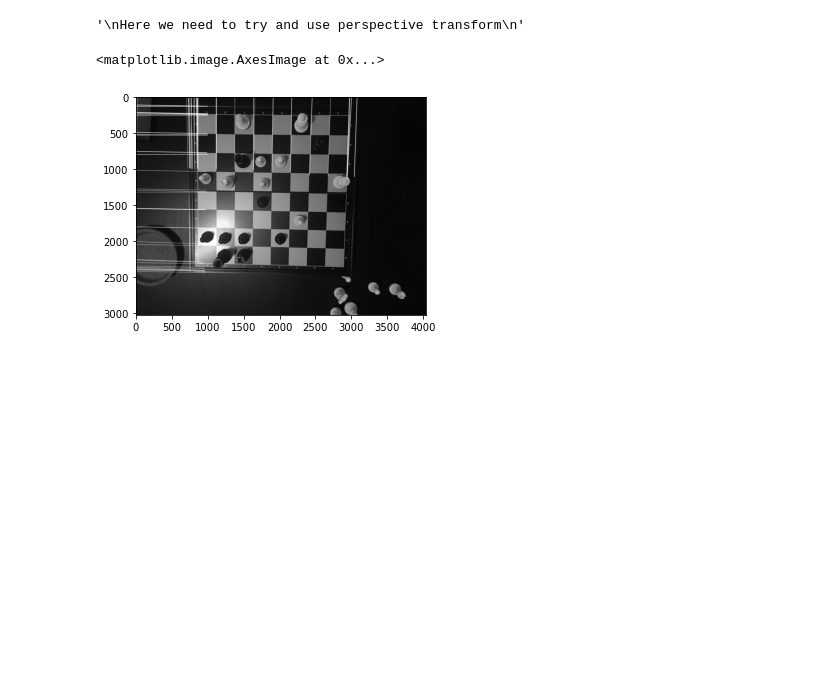
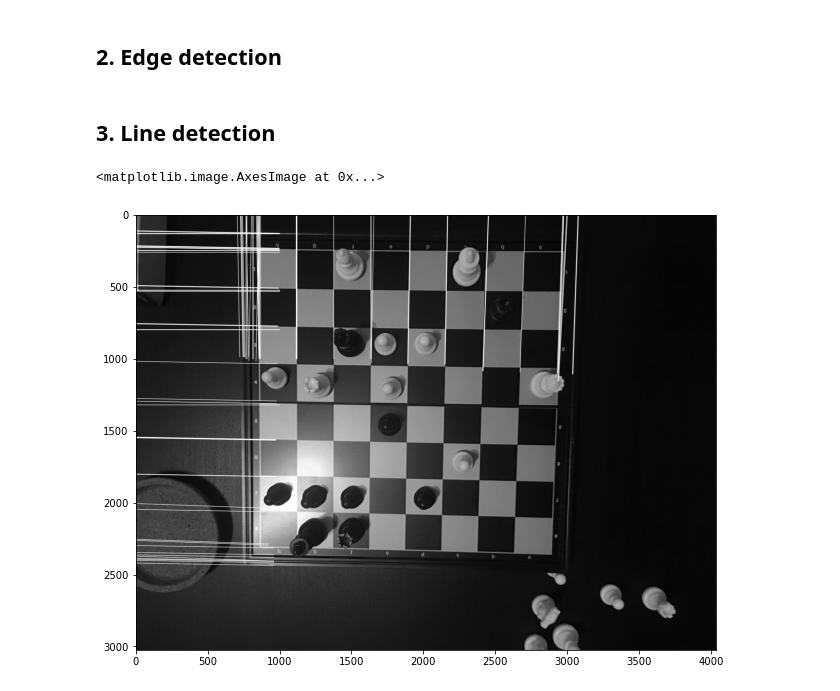
Before and after one commit to ucfai/knightros-gambit, a Jupyter notebook: computer-vision/notebooks/board-detection.ipynb, the cells around one changed output. Drawn from its saved outputs; the diff is of its cells as text; code cells hidden in the pictures; blank space fills up the shorter version.

```diff
--- a/computer-vision/notebooks/board-detection.ipynb
+++ b/computer-vision/notebooks/board-detection.ipynb
@@ -3,6 +3,8 @@ from PIL import Image # get the image
 import cv2 as cv
 import numpy as np
 import matplotlib.pyplot as plt
+
+plt.rcParams['figure.figsize'] = [12, 8]
 # %%
 """
 Parameters used for OpenCv functions
@@ -17,3 +21,12 @@ canny_aperature = 3 # this is the size of the sobel kernel, review sobel kernels
 # %%
 img_path = "../data/nashirBoard.JPG" # testing with Nashirs board
-img = np.array(Image.open(img_path)) # need to convert image into a numpy array
+orig_img = np.array(Image.open(img_path)) # need to convert image into a numpy array
+
+scale_percent = 20 # percent of original size
+width = int(orig_img.shape[1] * scale_percent / 100)
+height = int(orig_img.shape[0] * scale_percent / 100)
+dim = (width, height)
+
+# resize image
+img = cv.resize(orig_img, dim, interpolation = cv.INTER_AREA)
+print(img.shape)
@@ -20 +40,3 @@ img = np.array(Image.open(img_path)) # need to convert image into a numpy array
+# %% [markdown]
+## 2. Edge detection
 # %%
@@ -22,7 +44 @@ gray_img = cv.cvtColor(img,cv.COLOR_BGR2GRAY) # convert go gray scale, easier to
 blur_img  = cv.GaussianBlur(gray_img,(gaussian_w,gaussian_h),sigmaX) # blurring is important for removing noise
-# %%
-"""
-Here we need to try and use perspective transform
-"""
-# %% [output]
-'\nHere we need to try and use perspective transform\n'
@@ -29 +47,3 @@ Here we need to try and use perspective transform
+# %% [markdown]
+## 3. Line detection
 # %%
@@ -34,21 +50,24 @@ canny_edges = cv.Canny(blur_img,canny_minval,canny_maxval,canny_aperature) #find
 hough_lines = cv.HoughLines(canny_edges,1,np.pi/180,150, None, 0, 0) ## review paramters here for drawing the lines
 # %%
-#code from opencv to draw lines found from hough transform on an image, takes the lines found and draws them on the image
+def draw_lines(img, hough_lines):
+    out_img = img.copy()
+    # code from opencv to draw lines found from hough transform on an image
+    for i in range(0, len(hough_lines)):
+        rho = hough_lines[i][0][0]
+        theta = hough_lines[i][0][1]
+        a = np.cos(theta)
+        b = np.sin(theta)
+        x0 = a * rho
+        y0 = b * rho
+        pt1 = (int(x0 + 1000*(-b)), int(y0 + 1000*(a)))
+        pt2 = (int(x0 - 1000*(-b)), int(y0 - 1000*(a)))
 
-for i in range(0, len(hough_lines)):
-    rho = hough_lines[i][0][0]
-    theta = hough_lines[i][0][1]
-    a = np.cos(theta)
-    b = np.sin(theta)
-    x0 = a * rho
-    y0 = b * rho
-    pt1 = (int(x0 + 1000*(-b)), int(y0 + 1000*(a)))
-    pt2 = (int(x0 - 1000*(-b)), int(y0 - 1000*(a)))
-
-    blur_img = cv.line(blur_img, pt1, pt2, (255,255,255), 2, cv.LINE_AA)
+        out_img = cv.line(out_img, pt1, pt2, (255,255,255), 2, cv.LINE_AA)
+    return out_img
 # %%
+img_w_lines = draw_lines(blur_img, hough_lines)
 # show the image
-plt.imshow(blur_img, cmap='gray')
+plt.imshow(img_w_lines, cmap='gray')
 # %% [output]
 <matplotlib.image.AxesImage at 0x...>
-[figure, old version]
+[figure, new version]
```
Also changed, not shown: parts of 20 cells of this notebook.
